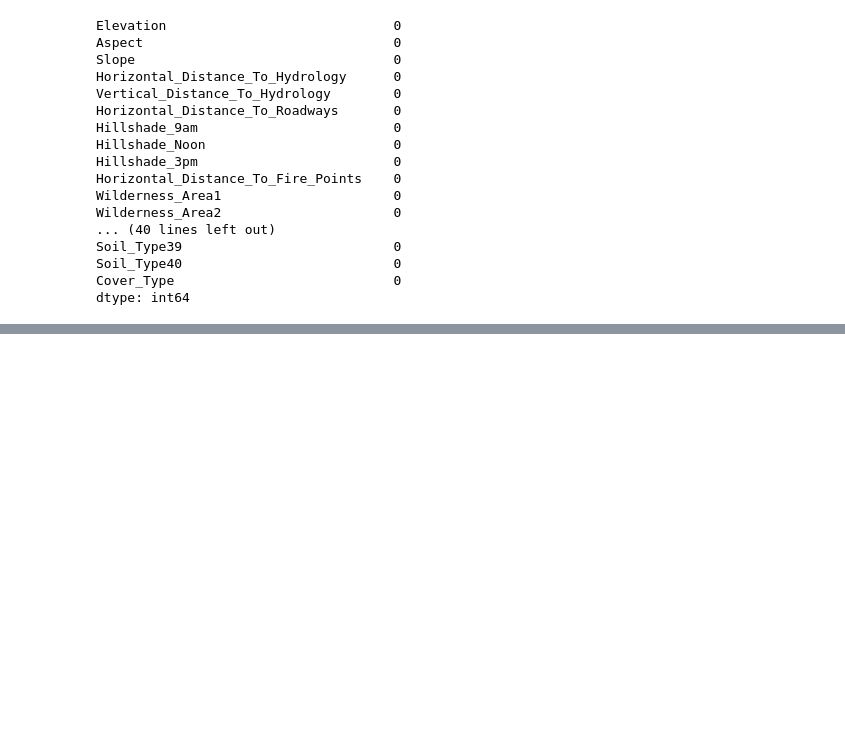
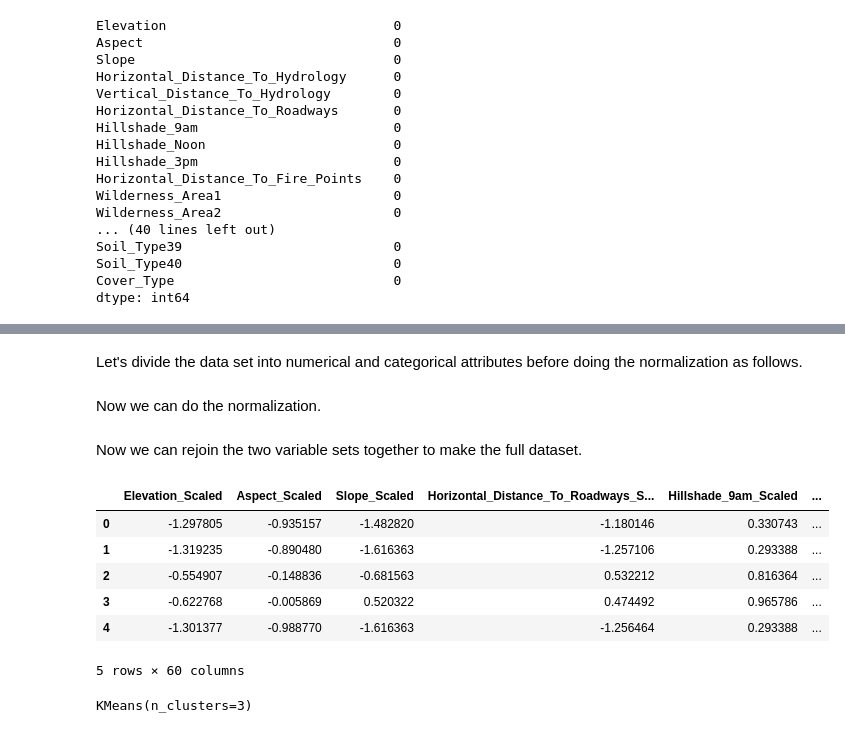
Before and after one commit to tsj1992/MScDM2020, a Jupyter notebook: Clustering_and_Visualizing_High_Dimensional_Data.ipynb, the cells around one changed output, grey strips where cells are left out. Saved outputs shown, nothing was run; the diff lists cells and outputs as text; code cells hidden in the pictures; blank space fills up the shorter version.

Commit message:
preprocessed and added PCA with Kmeans

```diff
--- a/Clustering_and_Visualizing_High_Dimensional_Data.ipynb
+++ b/Clustering_and_Visualizing_High_Dimensional_Data.ipynb
@@ -84,0 +118,4 @@ X
+# %%
+X['Cover_Type'].replace({1:'Spruce/Fir', 2:'Lodgepole Pine', 3:'Ponderosa Pine', 4:'Cottonwood/Willow', 5:'Aspen', 6:'Douglas-fir', 7:'Krummholz'}, inplace=True)
+# %%
+X = pd.get_dummies(X, columns=['Cover_Type'])
@@ -84,0 +139,24 @@ X
+# %% [markdown]
+Let's divide the data set into numerical and categorical attributes before doing the normalization as follows.
+# %%
+numerical = X[["Elevation","Aspect","Slope","Horizontal_Distance_To_Roadways","Hillshade_9am","Hillshade_Noon","Hillshade_3pm","Horizontal_Distance_To_Fire_Points","Distance_To_Hydrology"]]
+categorical = X[["Wilderness_Area1","Wilderness_Area2","Wilderness_Area3","Wilderness_Area4","Soil_Type1","Soil_Type2","Soil_Type3","Soil_Type4","Soil_Type5","Soil_Type6","Soil_Type7","Soil_Type8","Soil_Type9","Soil_Type10","Soil_Type11","Soil_Type12","Soil_Type13","Soil_Type14","Soil_Type15","Soil_Type16","Soil_Type17","Soil_Type18","Soil_Type19","Soil_Type20","Soil_Type21","Soil_Type22","Soil_Type23","Soil_Type24","Soil_Type25","Soil_Type26","Soil_Type27","Soil_Type28","Soil_Type29","Soil_Type30","Soil_Type31","Soil_Type32","Soil_Type33","Soil_Type34","Soil_Type35","Soil_Type36","Soil_Type37","Soil_Type38","Soil_Type39","Soil_Type40","Cover_Type_Aspen","Cover_Type_Cottonwood/Willow","Cover_Type_Douglas-fir","Cover_Type_Krummholz","Cover_Type_Lodgepole Pine","Cover_Type_Ponderosa Pine","Cover_Type_Spruce/Fir"]]
+# %% [markdown]
+Now we can do the normalization.
+# %%
+sc = StandardScaler()
+numerical = pd.DataFrame(sc.fit_transform(numerical))
+numerical.columns = ["Elevation_Scaled","Aspect_Scaled","Slope_Scaled","Horizontal_Distance_To_Roadways_Scaled","Hillshade_9am_Scaled","Hillshade_Noon_Scaled","Hillshade_3pm_Scaled","Horizontal_Distance_To_Fire_Points_Scaled","Distance_To_Hydrology_Scaled"]
+# %% [markdown]
+Now we can rejoin the two variable sets together to make the full dataset.
+# %%
+X = pd.concat([numerical, categorical], axis=1, join='inner')
+X.head()
+# %% [output]
+|  | Elevation_Scaled | Aspect_Scaled | Slope_Scaled | Horizontal_Distance_To_Roadways_S... | Hillshade_9am_Scaled | ... |
+| 0 | -1.297805 | -0.935157 | -1.482820 | -1.180146 | 0.330743 | ... |
+| 1 | -1.319235 | -0.890480 | -1.616363 | -1.257106 | 0.293388 | ... |
+| 2 | -0.554907 | -0.148836 | -0.681563 | 0.532212 | 0.816364 | ... |
+| 3 | -0.622768 | -0.005869 | 0.520322 | 0.474492 | 0.965786 | ... |
+| 4 | -1.301377 | -0.988770 | -1.616363 | -1.256464 | 0.293388 | ... |
+5 rows × 60 columns
@@ -84,0 +183,4 @@ X
+# %%
+kmeans_1.fit(PCs_1d)
+# %% [output]
+KMeans(n_clusters=3)
```
Also changed, not shown: parts of 24 cells of this notebook.
